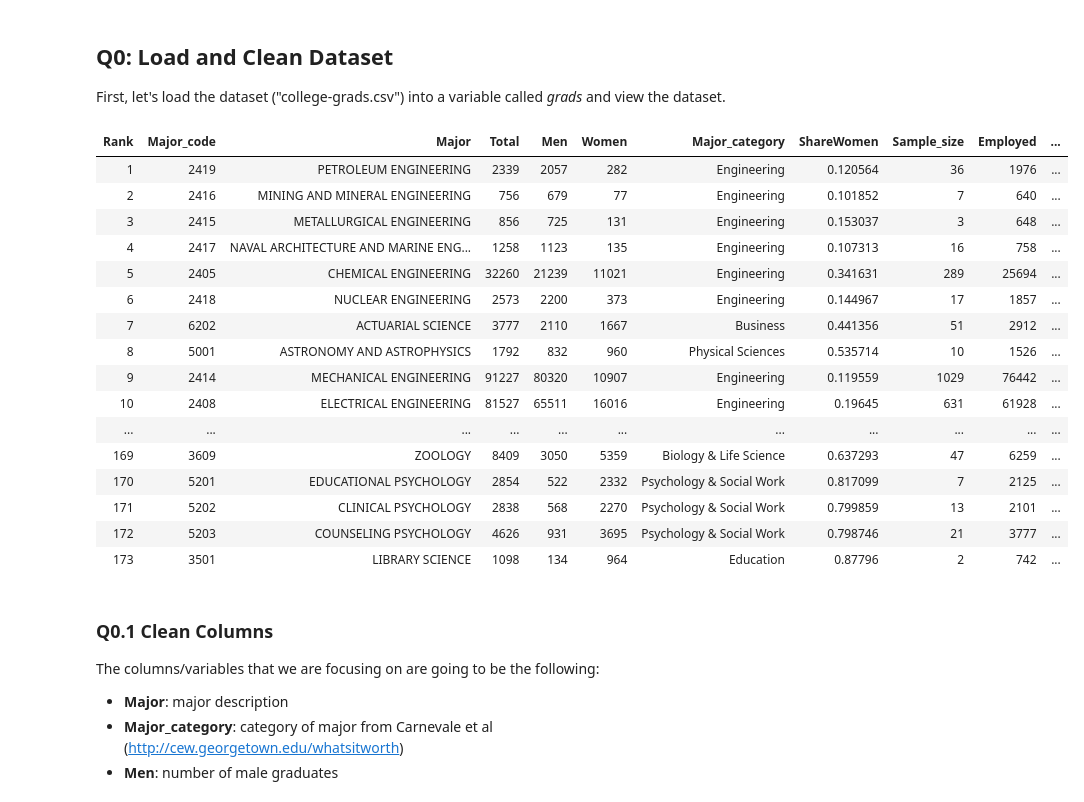
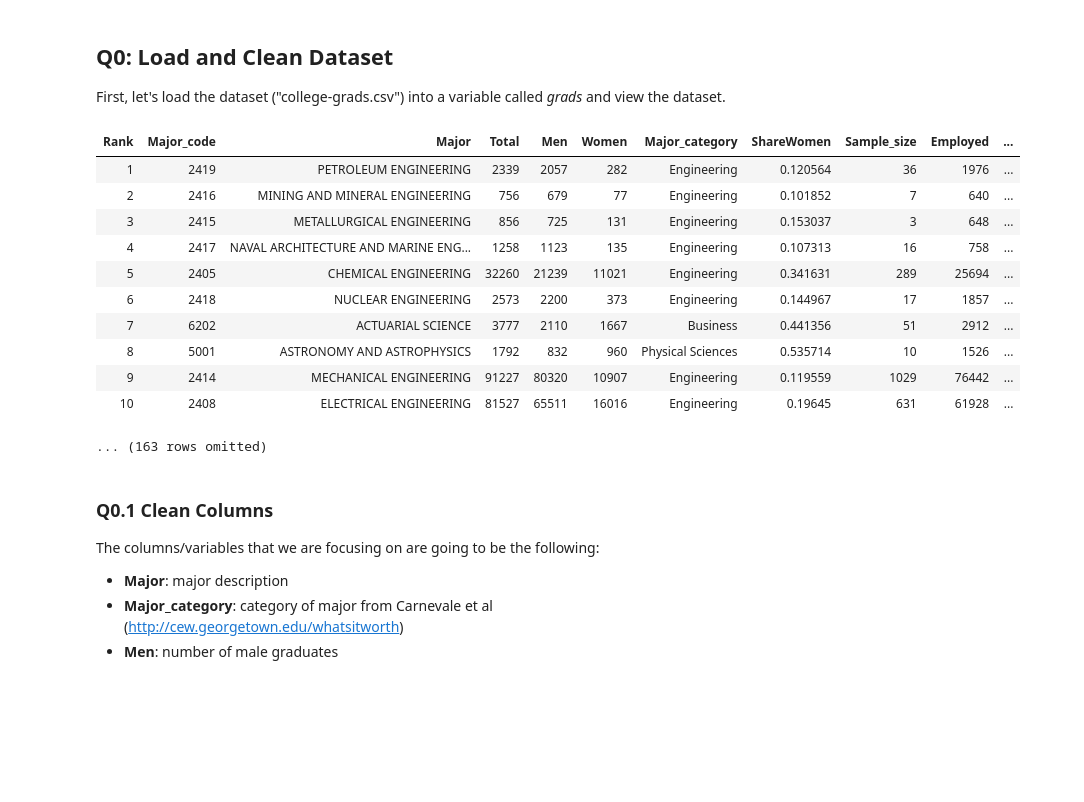
Before and after one commit to ucsb-ds/f20-fellows-projects, a Jupyter notebook: rhollingsworth-college-grads/college-grads.ipynb, the cells around one changed output. Saved outputs shown, nothing was run; the diff lists cells and outputs as text; code cells hidden in the pictures; blank space fills up the shorter version.

```diff
--- a/rhollingsworth-college-grads/college-grads.ipynb
+++ b/rhollingsworth-college-grads/college-grads.ipynb
@@ -28,25 +28,20 @@ warnings.simplefilter('ignore', FutureWarning)
 First, let's load the dataset ("college-grads.csv") into a variable called *grads* and view the dataset.
 # %%
 grads = Table().read_table("college-grads.csv") # SOLUTION
-grads.show() # SOLUTION
+grads # SOLUTION
 # %% [output]
 | Rank | Major_code | Major | Total | Men | Women | Major_category | ShareWomen | Sample_size | Employed | ... |
 | 1 | 2419 | PETROLEUM ENGINEERING | 2339 | 2057 | 282 | Engineering | 0.120564 | 36 | 1976 | ... |
 | 2 | 2416 | MINING AND MINERAL ENGINEERING | 756 | 679 | 77 | Engineering | 0.101852 | 7 | 640 | ... |
 | 3 | 2415 | METALLURGICAL ENGINEERING | 856 | 725 | 131 | Engineering | 0.153037 | 3 | 648 | ... |
 | 4 | 2417 | NAVAL ARCHITECTURE AND MARINE ENG... | 1258 | 1123 | 135 | Engineering | 0.107313 | 16 | 758 | ... |
 | 5 | 2405 | CHEMICAL ENGINEERING | 32260 | 21239 | 11021 | Engineering | 0.341631 | 289 | 25694 | ... |
 | 6 | 2418 | NUCLEAR ENGINEERING | 2573 | 2200 | 373 | Engineering | 0.144967 | 17 | 1857 | ... |
 | 7 | 6202 | ACTUARIAL SCIENCE | 3777 | 2110 | 1667 | Business | 0.441356 | 51 | 2912 | ... |
 | 8 | 5001 | ASTRONOMY AND ASTROPHYSICS | 1792 | 832 | 960 | Physical Sciences | 0.535714 | 10 | 1526 | ... |
 | 9 | 2414 | MECHANICAL ENGINEERING | 91227 | 80320 | 10907 | Engineering | 0.119559 | 1029 | 76442 | ... |
 | 10 | 2408 | ELECTRICAL ENGINEERING | 81527 | 65511 | 16016 | Engineering | 0.19645 | 631 | 61928 | ... |
-| ... | ... | ... | ... | ... | ... | ... | ... | ... | ... | ... |
-| 169 | 3609 | ZOOLOGY | 8409 | 3050 | 5359 | Biology & Life Science | 0.637293 | 47 | 6259 | ... |
-| 170 | 5201 | EDUCATIONAL PSYCHOLOGY | 2854 | 522 | 2332 | Psychology & Social Work | 0.817099 | 7 | 2125 | ... |
-| 171 | 5202 | CLINICAL PSYCHOLOGY | 2838 | 568 | 2270 | Psychology & Social Work | 0.799859 | 13 | 2101 | ... |
-| 172 | 5203 | COUNSELING PSYCHOLOGY | 4626 | 931 | 3695 | Psychology & Social Work | 0.798746 | 21 | 3777 | ... |
-| 173 | 3501 | LIBRARY SCIENCE | 1098 | 134 | 964 | Education | 0.87796 | 2 | 742 | ... |
+... (163 rows omitted)
 # %% [markdown]
 ### Q0.1 Clean Columns
 
```
